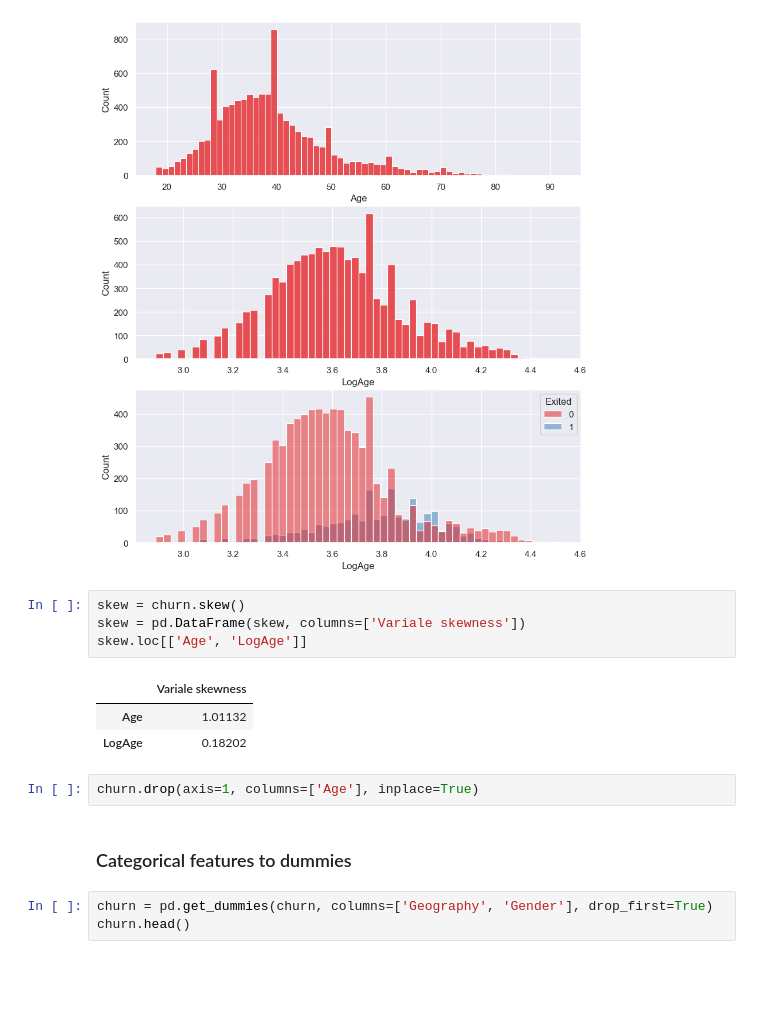
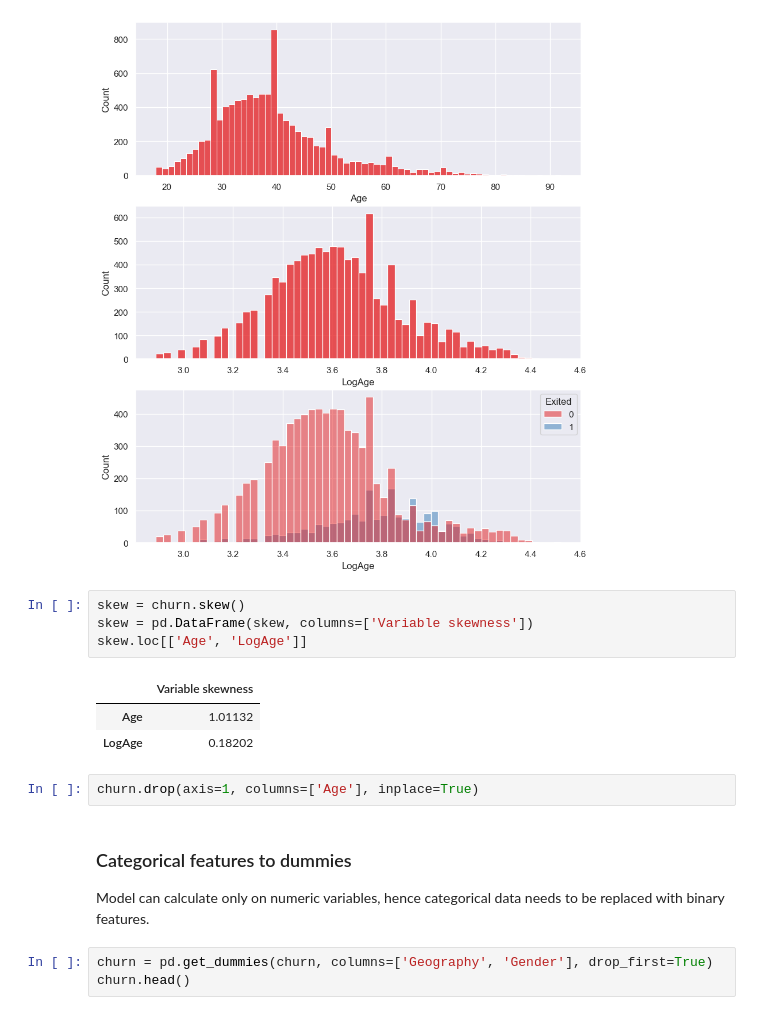
Before and after one commit to vanquies/ChurnPrediction, a Jupyter notebook: Workspace/ChurnPrediction.ipynb, the cells around one changed output. Saved outputs shown, nothing was run; the diff lists cells and outputs as text; blank space fills up the shorter version.

```diff
--- a/Workspace/ChurnPrediction.ipynb
+++ b/Workspace/ChurnPrediction.ipynb
@@ -166,16 +212,17 @@ sns.histplot(ax=ax[2], x='LogAge', hue='Exited', data=churn)
 [figure]
 # %%
 skew = churn.skew()
-skew = pd.DataFrame(skew, columns=['Variale skewness'])
+skew = pd.DataFrame(skew, columns=['Variable skewness'])
 skew.loc[['Age', 'LogAge']]
 # %% [output]
-|  | Variale skewness |
+|  | Variable skewness |
 | Age | 1.01132 |
 | LogAge | 0.18202 |
 # %%
 churn.drop(axis=1, columns=['Age'], inplace=True)
 # %% [markdown]
 ### Categorical features to dummies
+Model can calculate only on numeric variables, hence categorical data needs to be replaced with binary features.
 # %%
 churn = pd.get_dummies(churn, columns=['Geography', 'Gender'], drop_first=True)
 churn.head()
```
Also changed, not shown: parts of 51 cells of this notebook.
